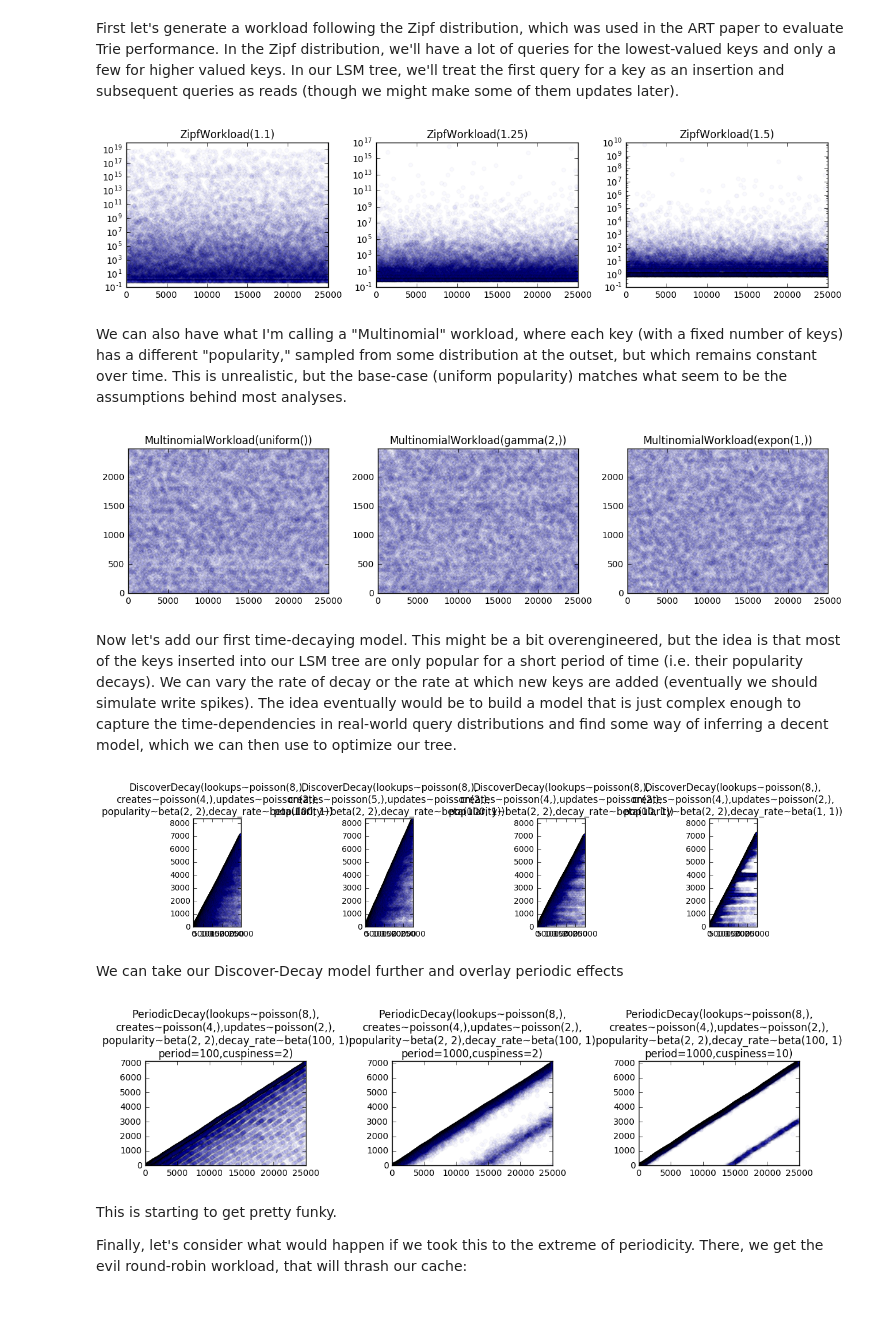
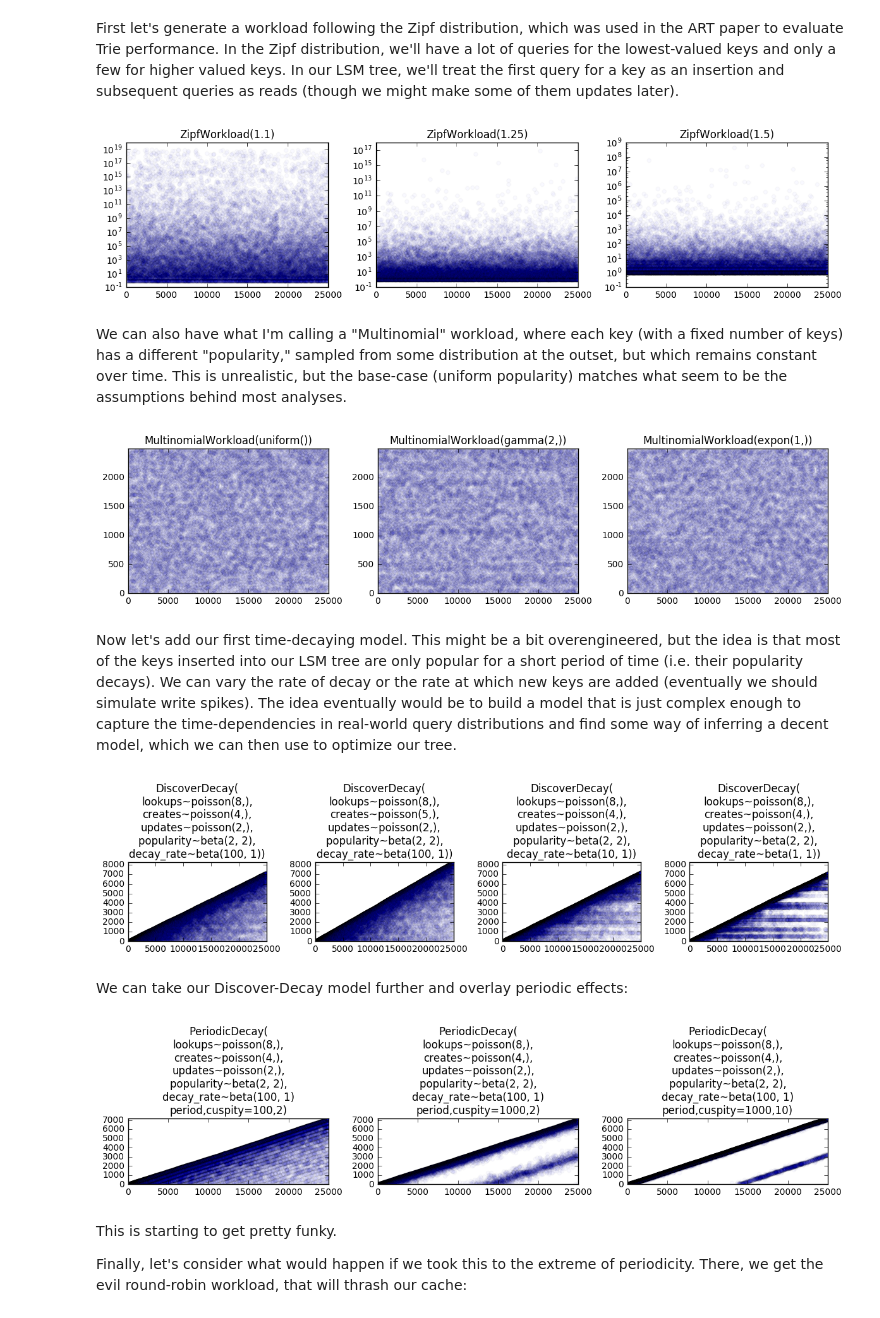
Before and after one commit to asross/cs265, a Jupyter notebook: simulations/lsemulation.ipynb, the cells around one changed output. Cells and saved outputs as stored; diff of their text form; code cells hidden in the pictures.

```diff
--- a/simulations/lsemulation.ipynb
+++ b/simulations/lsemulation.ipynb
@@ -29,9 +16,9 @@ zipfs = [ZipfWorkload(zipf_param=1.1),
          ZipfWorkload(zipf_param=1.25),
          ZipfWorkload(zipf_param=1.5)]
 # %%
-show_queries(zipfs)
+plot_workloads(zipfs)
 # %% [output]
-[figure, old version]
+[figure, new version]
 # %% [markdown]
 We can also have what I'm calling a "Multinomial" workload, where each key (with a fixed number of keys) has a different "popularity," sampled from some distribution at the outset, but which remains constant over time. This is unrealistic, but the base-case (uniform popularity) matches what seem to be the assumptions behind most analyses.
 # %%
@@ -39,9 +26,9 @@ mults = [MultinomialWorkload(),
          MultinomialWorkload(dist=scipy.stats.gamma(2)),
          MultinomialWorkload(dist=scipy.stats.expon(1))]
 # %%
-show_queries(mults)
+plot_workloads(mults)
 # %% [output]
-[figure, old version]
+[figure, new version]
 # %% [markdown]
 Now let's add our first time-decaying model. This might be a bit overengineered, but the idea is that most of the keys inserted into our LSM tree are only popular for a short period of time (i.e. their popularity decays). We can vary the rate of decay or the rate at which new keys are added (eventually we should simulate write spikes). The idea eventually would be to build a model that is just complex enough to capture the time-dependencies in real-world query distributions and find some way of inferring a decent model, which we can then use to optimize our tree.
 # %%
@@ -50,19 +37,19 @@ timedecs = [DiscoverDecayWorkload(),
             DiscoverDecayWorkload(decay_rate=scipy.stats.beta(10, 1)),
             DiscoverDecayWorkload(decay_rate=scipy.stats.beta(1, 1))]
 # %%
-show_queries(timedecs)
+plot_workloads(timedecs)
 # %% [output]
-[figure, old version]
+[figure, new version]
 # %% [markdown]
-We can take our Discover-Decay model further and overlay periodic effects
+We can take our Discover-Decay model further and overlay periodic effects:
 # %%
 periods = [PeriodicDecayWorkload(period=100),
            PeriodicDecayWorkload(period=1000),
            PeriodicDecayWorkload(period=1000,cuspiness=10)]
 # %%
-show_queries(periods)
+plot_workloads(periods)
 # %% [output]
-[figure, old version]
+[figure, new version]
 # %% [markdown]
 This is starting to get pretty funky.
 
```
Also changed, not shown: parts of 9 cells of this notebook, 4 other files.
